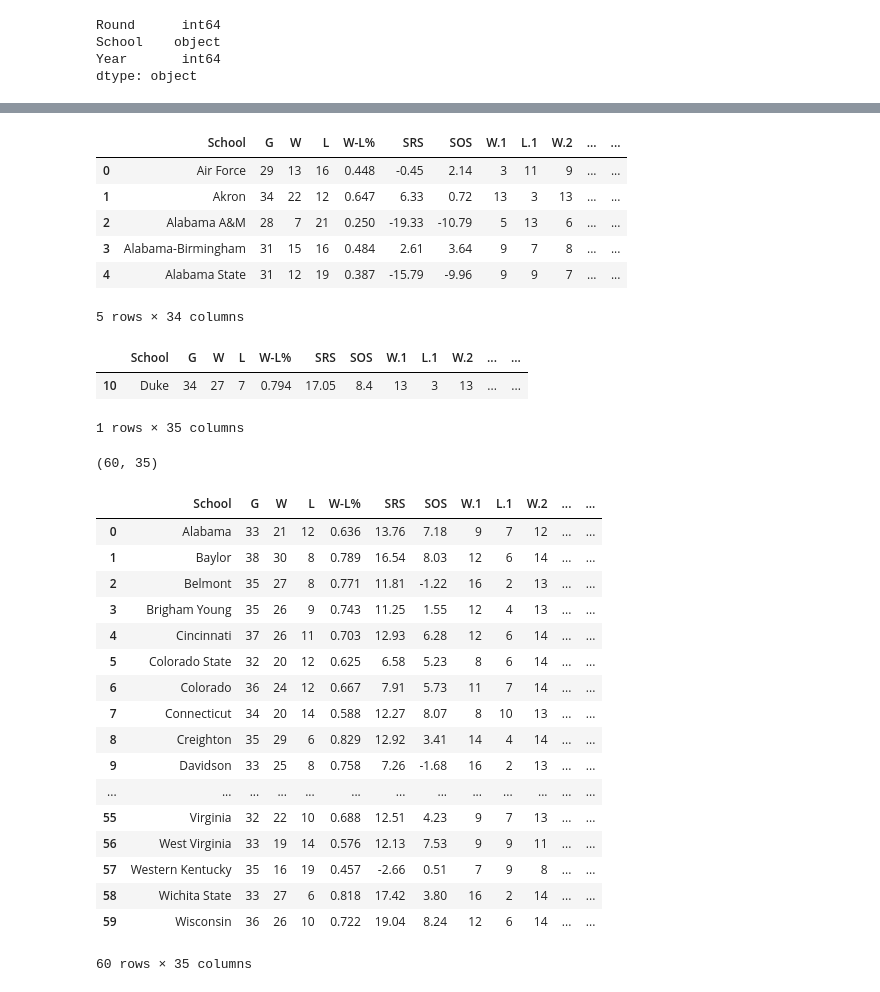
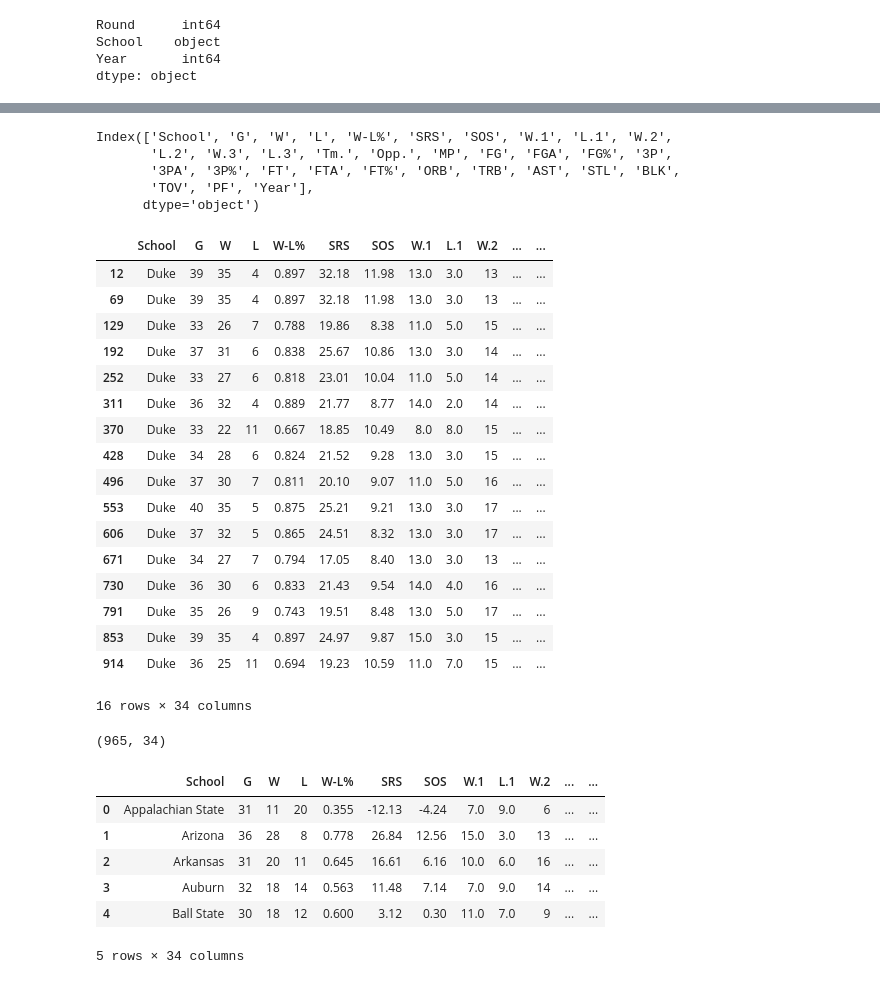
Before and after one commit to rileyma/MA490-Project-201930, a Jupyter notebook: data_cleaning.ipynb, the cells around one changed output, grey strips where cells are left out. Drawn from its saved outputs; the diff is of its cells as text; code cells hidden in the pictures.

Commit message:
adding in the data_cleaning script

```diff
--- a/data_cleaning.ipynb
+++ b/data_cleaning.ipynb
@@ -101,0 +99,9 @@ stats = pd.read_excel('./data/2012stats.xlsx', skiprows=1)
+# %%
+stats = pd.DataFrame()
+
+for i in range(16):
+    temp = pd.read_excel('./data/'+str(2000 + i)+'-'+str(2001 + i)+'.xlsx', skiprows=1)
+    temp['Year'] = i
+    stats = stats.append(temp, ignore_index=True)
+
+stats.shape
@@ -112,19 +120,13 @@ stats.head()
 # %%
-stats=stats.drop('Rk', axis=1)
+stats=stats.drop(['Rk', 'Unnamed: 16'], axis=1)
-# %%
-stats['Year'] = 12
-
-stats['School'] = stats['School'].astype(str)
 # %%
-stats.head()
+stats.columns
 # %% [output]
-|  | School | G | W | L | W-L% | SRS | SOS | W.1 | L.1 | W.2 | ... | ... |
-| 0 | Air Force | 29 | 13 | 16 | 0.448 | -0.45 | 2.14 | 3 | 11 | 9 | ... | ... |
-| 1 | Akron | 34 | 22 | 12 | 0.647 | 6.33 | 0.72 | 13 | 3 | 13 | ... | ... |
-| 2 | Alabama A&M | 28 | 7 | 21 | 0.250 | -19.33 | -10.79 | 5 | 13 | 6 | ... | ... |
-| 3 | Alabama-Birmingham | 31 | 15 | 16 | 0.484 | 2.61 | 3.64 | 9 | 7 | 8 | ... | ... |
-| 4 | Alabama State | 31 | 12 | 19 | 0.387 | -15.79 | -9.96 | 9 | 9 | 7 | ... | ... |
-5 rows × 34 columns
+Index(['School', 'G', 'W', 'L', 'W-L%', 'SRS', 'SOS', 'W.1', 'L.1', 'W.2',
+       'L.2', 'W.3', 'L.3', 'Tm.', 'Opp.', 'MP', 'FG', 'FGA', 'FG%', '3P',
+       '3PA', '3P%', 'FT', 'FTA', 'FT%', 'ORB', 'TRB', 'AST', 'STL', 'BLK',
+       'TOV', 'PF', 'Year'],
+      dtype='object')
 # %%
 stats['School'] = stats['School'].str.replace('NCAA', '')
 stats['School'] = stats['School'].str.strip()
@@ -134,30 +136,34 @@ table = pd.merge(stats, targets, on=['School', 'Year'])
 table[table['School'] == 'Duke']
 # %% [output]
 |  | School | G | W | L | W-L% | SRS | SOS | W.1 | L.1 | W.2 | ... | ... |
-| 10 | Duke | 34 | 27 | 7 | 0.794 | 17.05 | 8.4 | 13 | 3 | 13 | ... | ... |
+| 12 | Duke | 39 | 35 | 4 | 0.897 | 32.18 | 11.98 | 13.0 | 3.0 | 13 | ... | ... |
+| 69 | Duke | 39 | 35 | 4 | 0.897 | 32.18 | 11.98 | 13.0 | 3.0 | 13 | ... | ... |
+| 129 | Duke | 33 | 26 | 7 | 0.788 | 19.86 | 8.38 | 11.0 | 5.0 | 15 | ... | ... |
+| 192 | Duke | 37 | 31 | 6 | 0.838 | 25.67 | 10.86 | 13.0 | 3.0 | 14 | ... | ... |
+| 252 | Duke | 33 | 27 | 6 | 0.818 | 23.01 | 10.04 | 11.0 | 5.0 | 14 | ... | ... |
+| 311 | Duke | 36 | 32 | 4 | 0.889 | 21.77 | 8.77 | 14.0 | 2.0 | 14 | ... | ... |
+| 370 | Duke | 33 | 22 | 11 | 0.667 | 18.85 | 10.49 | 8.0 | 8.0 | 15 | ... | ... |
+| 428 | Duke | 34 | 28 | 6 | 0.824 | 21.52 | 9.28 | 13.0 | 3.0 | 15 | ... | ... |
+| 496 | Duke | 37 | 30 | 7 | 0.811 | 20.10 | 9.07 | 11.0 | 5.0 | 16 | ... | ... |
+| 553 | Duke | 40 | 35 | 5 | 0.875 | 25.21 | 9.21 | 13.0 | 3.0 | 17 | ... | ... |
+| 606 | Duke | 37 | 32 | 5 | 0.865 | 24.51 | 8.32 | 13.0 | 3.0 | 17 | ... | ... |
+| 671 | Duke | 34 | 27 | 7 | 0.794 | 17.05 | 8.40 | 13.0 | 3.0 | 13 | ... | ... |
+| 730 | Duke | 36 | 30 | 6 | 0.833 | 21.43 | 9.54 | 14.0 | 4.0 | 16 | ... | ... |
+| 791 | Duke | 35 | 26 | 9 | 0.743 | 19.51 | 8.48 | 13.0 | 5.0 | 17 | ... | ... |
+| 853 | Duke | 39 | 35 | 4 | 0.897 | 24.97 | 9.87 | 15.0 | 3.0 | 15 | ... | ... |
+| 914 | Duke | 36 | 25 | 11 | 0.694 | 19.23 | 10.59 | 11.0 | 7.0 | 15 | ... | ... |
-1 rows × 35 columns
+16 rows × 34 columns
 # %%
 table.shape
 # %% [output]
-(60, 35)
+(965, 34)
 # %%
-table
+table.head()
 # %% [output]
 |  | School | G | W | L | W-L% | SRS | SOS | W.1 | L.1 | W.2 | ... | ... |
-| 0 | Alabama | 33 | 21 | 12 | 0.636 | 13.76 | 7.18 | 9 | 7 | 12 | ... | ... |
-| 1 | Baylor | 38 | 30 | 8 | 0.789 | 16.54 | 8.03 | 12 | 6 | 14 | ... | ... |
-| 2 | Belmont | 35 | 27 | 8 | 0.771 | 11.81 | -1.22 | 16 | 2 | 13 | ... | ... |
-| 3 | Brigham Young | 35 | 26 | 9 | 0.743 | 11.25 | 1.55 | 12 | 4 | 13 | ... | ... |
-| 4 | Cincinnati | 37 | 26 | 11 | 0.703 | 12.93 | 6.28 | 12 | 6 | 14 | ... | ... |
-| 5 | Colorado State | 32 | 20 | 12 | 0.625 | 6.58 | 5.23 | 8 | 6 | 14 | ... | ... |
-| 6 | Colorado | 36 | 24 | 12 | 0.667 | 7.91 | 5.73 | 11 | 7 | 14 | ... | ... |
-| 7 | Connecticut | 34 | 20 | 14 | 0.588 | 12.27 | 8.07 | 8 | 10 | 13 | ... | ... |
-| 8 | Creighton | 35 | 29 | 6 | 0.829 | 12.92 | 3.41 | 14 | 4 | 14 | ... | ... |
-| 9 | Davidson | 33 | 25 | 8 | 0.758 | 7.26 | -1.68 | 16 | 2 | 13 | ... | ... |
-| ... | ... | ... | ... | ... | ... | ... | ... | ... | ... | ... | ... | ... |
-| 55 | Virginia | 32 | 22 | 10 | 0.688 | 12.51 | 4.23 | 9 | 7 | 13 | ... | ... |
-| 56 | West Virginia | 33 | 19 | 14 | 0.576 | 12.13 | 7.53 | 9 | 9 | 11 | ... | ... |
-| 57 | Western Kentucky | 35 | 16 | 19 | 0.457 | -2.66 | 0.51 | 7 | 9 | 8 | ... | ... |
-| 58 | Wichita State | 33 | 27 | 6 | 0.818 | 17.42 | 3.80 | 16 | 2 | 14 | ... | ... |
-| 59 | Wisconsin | 36 | 26 | 10 | 0.722 | 19.04 | 8.24 | 12 | 6 | 14 | ... | ... |
+| 0 | Appalachian State | 31 | 11 | 20 | 0.355 | -12.13 | -4.24 | 7.0 | 9.0 | 6 | ... | ... |
+| 1 | Arizona | 36 | 28 | 8 | 0.778 | 26.84 | 12.56 | 15.0 | 3.0 | 13 | ... | ... |
+| 2 | Arkansas | 31 | 20 | 11 | 0.645 | 16.61 | 6.16 | 10.0 | 6.0 | 16 | ... | ... |
+| 3 | Auburn | 32 | 18 | 14 | 0.563 | 11.48 | 7.14 | 7.0 | 9.0 | 14 | ... | ... |
+| 4 | Ball State | 30 | 18 | 12 | 0.600 | 3.12 | 0.30 | 11.0 | 7.0 | 9 | ... | ... |
-60 rows × 35 columns
+5 rows × 34 columns
```
Also changed, not shown: parts of 15 cells of this notebook, 28 other files.
